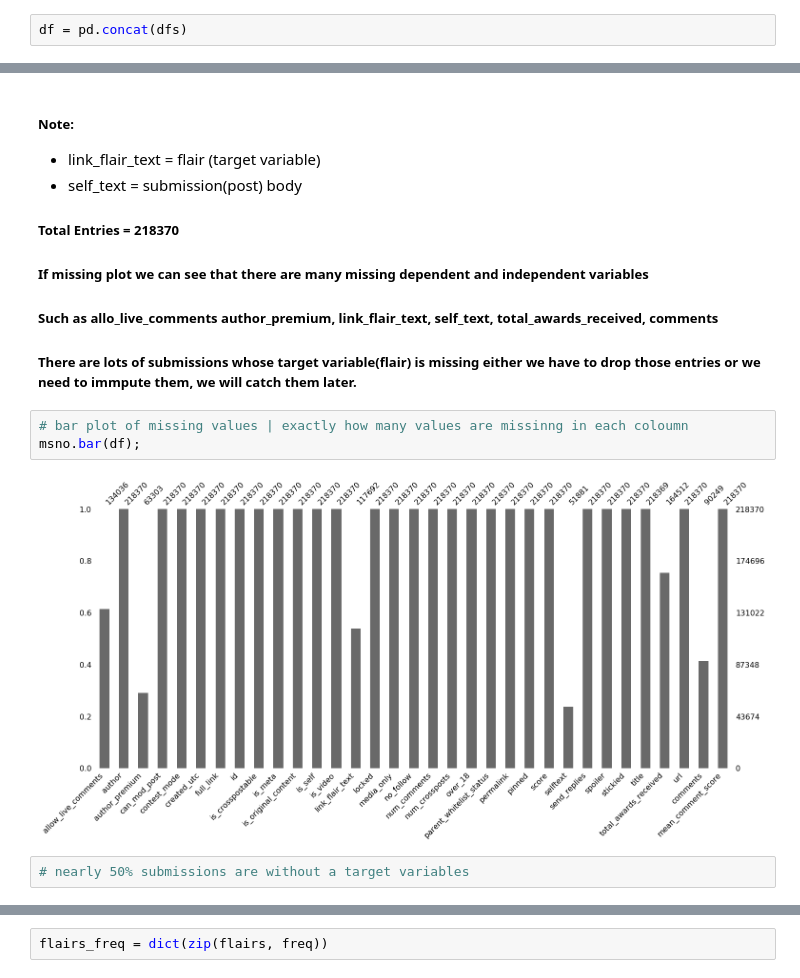
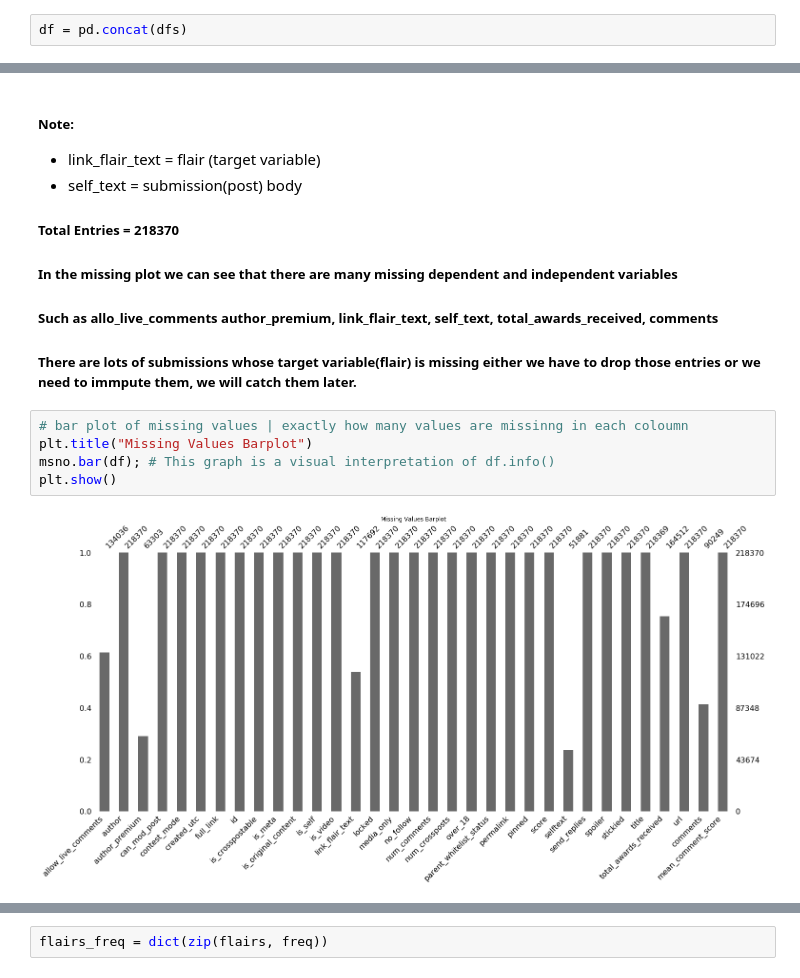
Before and after one commit to macabdul9/reddit-flait-detector, a Jupyter notebook: notebooks/reddit_flair_data_acquisation_June_2019.ipynb, the cells around one changed output, grey strips where cells are left out. Cells and saved outputs as stored; diff of their text form.

```diff
--- a/notebooks/reddit_flair_data_acquisation_June_2019.ipynb
+++ b/notebooks/reddit_flair_data_acquisation_June_2019.ipynb
@@ -269,13 +303,13 @@ msno.matrix(df);
 - self_text = submission(post) body
 
 ##### Total Entries = 218370
-##### If missing plot we can see that there are many missing dependent and independent variables
+##### In the missing plot we can see that there are many missing dependent and independent variables
 ##### Such as allo_live_comments author_premium, link_flair_text, self_text, total_awards_received, comments
-##### There are lots of submissions whose target variable(flair) is missing either we have to drop  those entries or we need to immpute them,  we will catch them later.
+##### There are lots of submissions whose target variable(flair) is missing either we have to drop those entries or we need to immpute them,  we will catch them later.
 # %%
 # bar plot of missing values | exactly how many values are missinng in each coloumn
-msno.bar(df);
+plt.title("Missing Values Barplot")
+msno.bar(df); # This graph is a visual interpretation of df.info()
+plt.show()
 # %% [output]
-[figure, old version]
+[figure, new version]
-# %%
-# nearly 50% submissions are without a target variables
```
Also changed, not shown: parts of 37 cells of this notebook, 2 other files.
